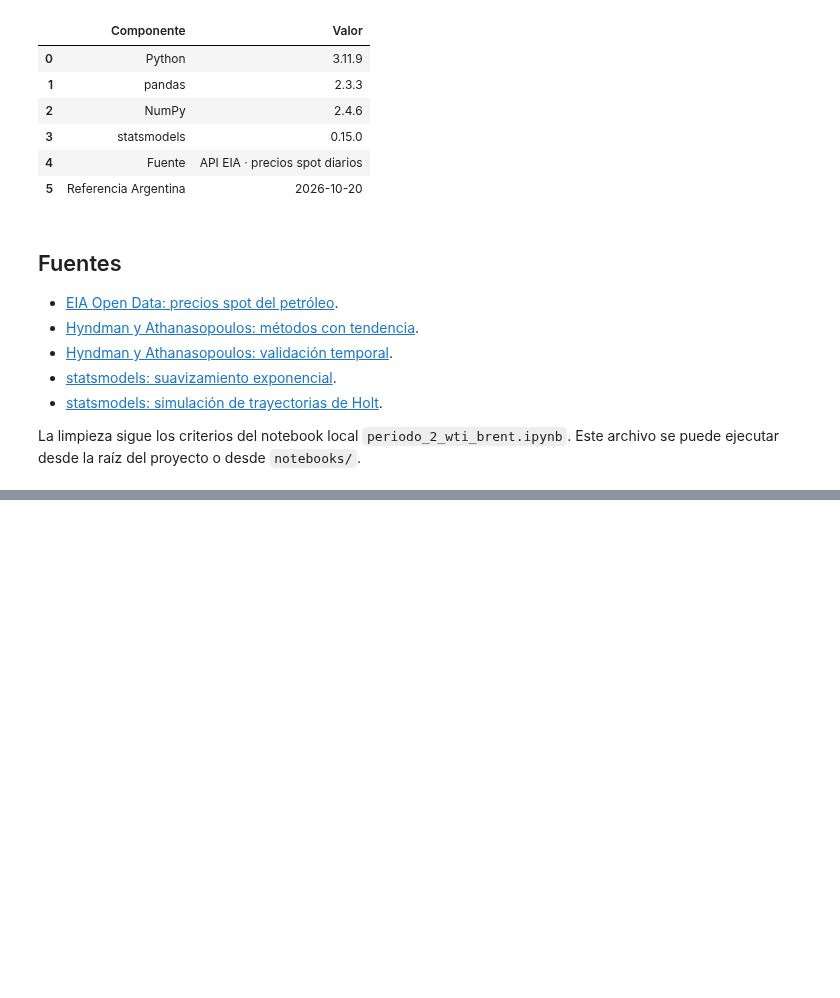
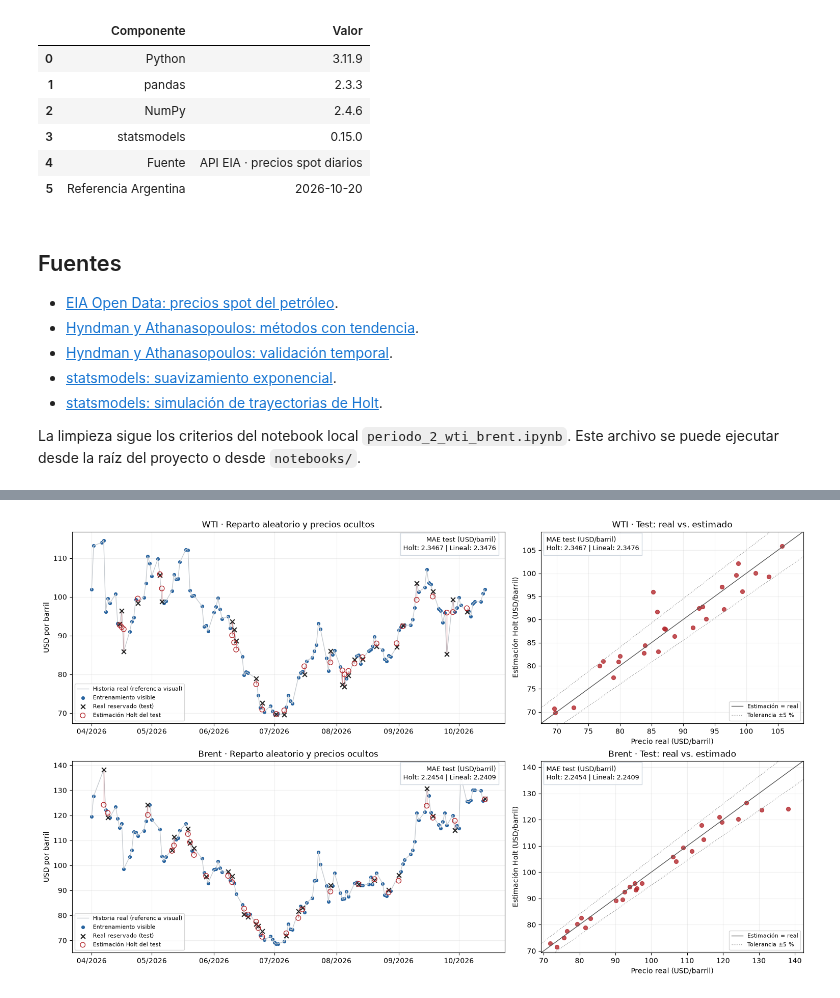
Before and after one commit to Ragnar88/TecYMetAvCsD, a Jupyter notebook: notebooks/serie_tiempo.ipynb, the cells around one changed output, grey strips where cells are left out. Saved outputs shown, nothing was run; the diff lists cells and outputs as text; code cells hidden in the pictures; blank space fills up the shorter version.

```diff
--- a/notebooks/serie_tiempo.ipynb
+++ b/notebooks/serie_tiempo.ipynb
@@ -596,0 +1445,55 @@ La limpieza sigue los criterios del notebook local `periodo_2_wti_brent.ipynb`.
+# %%
+aleatorio_figura, aleatorio_ejes = plt_aleatorio.subplots(
+    2, 2, figsize=(15, 9), gridspec_kw={"width_ratios": [1.65, 1]}, constrained_layout=True
+)
+for aleatorio_fila, (aleatorio_crudo, aleatorio_caso) in enumerate(aleatorio_resultados["casos"].items()):
+    aleatorio_serie = aleatorio_caso["serie"]
+    aleatorio_train_mask = aleatorio_caso["mascara_train"]
+    aleatorio_tabla = aleatorio_test.loc[aleatorio_test["Crudo"].eq(aleatorio_crudo)]
+    # MAE DEL TEST: mismo conjunto reservado para ambos métodos y ambos gráficos.
+    aleatorio_metricas_crudo = aleatorio_metricas.loc[aleatorio_metricas["Crudo"].eq(aleatorio_crudo)].set_index("Modelo")
+    aleatorio_mae_h_grafico = aleatorio_metricas_crudo.loc["Holt amortiguado (reconstrucción)", "MAE (USD/barril)"]
+    aleatorio_mae_r_grafico = aleatorio_metricas_crudo.loc["Interpolación lineal", "MAE (USD/barril)"]
+    aleatorio_texto_mae = (f"MAE test (USD/barril)\nHolt: {aleatorio_mae_h_grafico:.4f} | "
+                          f"Lineal: {aleatorio_mae_r_grafico:.4f}")
+    aleatorio_ax = aleatorio_ejes[aleatorio_fila, 0]
+    aleatorio_ax.plot(aleatorio_serie.index, aleatorio_serie, color="#C6CBD0", linewidth=1,
+                       label="Historia real (referencia visual)")
+    aleatorio_ax.scatter(aleatorio_serie.index[aleatorio_train_mask], aleatorio_serie.iloc[aleatorio_train_mask],
+                          color="#2864A0", s=17, label="Entrenamiento visible")
+    aleatorio_ax.scatter(aleatorio_tabla["Fecha"], aleatorio_tabla["Real"],
+                          color="#222222", marker="x", s=40, label="Real reservado (test)", zorder=4)
+    aleatorio_ax.scatter(aleatorio_tabla["Fecha"], aleatorio_tabla["Holt"], facecolors="none",
+                          edgecolors="#B3282D", s=48, label="Estimación Holt del test", zorder=5)
+    aleatorio_ax.vlines(aleatorio_tabla["Fecha"], aleatorio_tabla["Real"], aleatorio_tabla["Holt"],
+                         color="#B3282D", alpha=0.45, linewidth=1)
+    aleatorio_ax.set(title=f"{aleatorio_crudo} · Reparto aleatorio y precios ocultos", ylabel="USD por barril")
+    aleatorio_ax.xaxis.set_major_locator(mdates_aleatorio.MonthLocator())
+    aleatorio_ax.xaxis.set_major_formatter(mdates_aleatorio.DateFormatter("%m/%Y"))
+    aleatorio_ax.grid(alpha=0.2)
+    aleatorio_ax.legend(loc="best", fontsize=8)
+    aleatorio_ax.text(0.98, 0.98, aleatorio_texto_mae, transform=aleatorio_ax.transAxes,
+                       ha="right", va="top", fontsize=9,
+                       bbox={"facecolor": "white", "edgecolor": "#CDD5DE", "alpha": 0.92})
+
+    aleatorio_ax = aleatorio_ejes[aleatorio_fila, 1]
+    aleatorio_min = float(aleatorio_tabla[["Real", "Holt"]].min().min()) * 0.97
+    aleatorio_max = float(aleatorio_tabla[["Real", "Holt"]].max().max()) * 1.03
+    aleatorio_linea = np_aleatorio.linspace(aleatorio_min, aleatorio_max, 100)
+    aleatorio_ax.plot(aleatorio_linea, aleatorio_linea, color="#555555", linewidth=1, label="Estimación = real")
+    for aleatorio_signo in [-1, 1]:
+        aleatorio_ax.plot(aleatorio_linea, aleatorio_linea * (1 + aleatorio_signo * ALEATORIO_TOLERANCIA_PCT / 100),
+                           color="#999999", linestyle=":", linewidth=1,
+                           label=f"Tolerancia ±{ALEATORIO_TOLERANCIA_PCT:g} %" if aleatorio_signo == 1 else None)
+    aleatorio_ax.scatter(aleatorio_tabla["Real"], aleatorio_tabla["Holt"], color="#B3282D", s=32, alpha=0.8)
+    aleatorio_ax.set(title=f"{aleatorio_crudo} · Test: real vs. estimado",
+                       xlabel="Precio real (USD/barril)", ylabel="Estimación Holt (USD/barril)",
+                       xlim=(aleatorio_min, aleatorio_max), ylim=(aleatorio_min, aleatorio_max))
+    aleatorio_ax.grid(alpha=0.2)
+    aleatorio_ax.legend(loc="lower right", fontsize=8)
+    aleatorio_ax.text(0.02, 0.98, aleatorio_texto_mae, transform=aleatorio_ax.transAxes,
+                       ha="left", va="top", fontsize=9,
+                       bbox={"facecolor": "white", "edgecolor": "#CDD5DE", "alpha": 0.92})
+plt_aleatorio.show()
+# %% [output]
+[figure, added]
```
Also changed, not shown: parts of 27 cells of this notebook.
